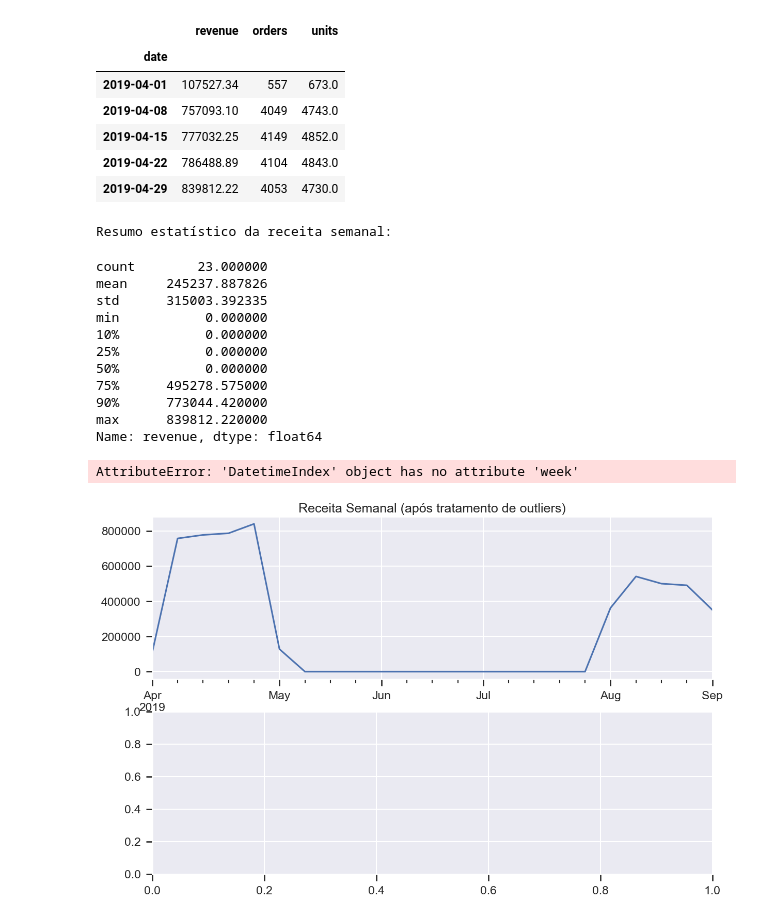
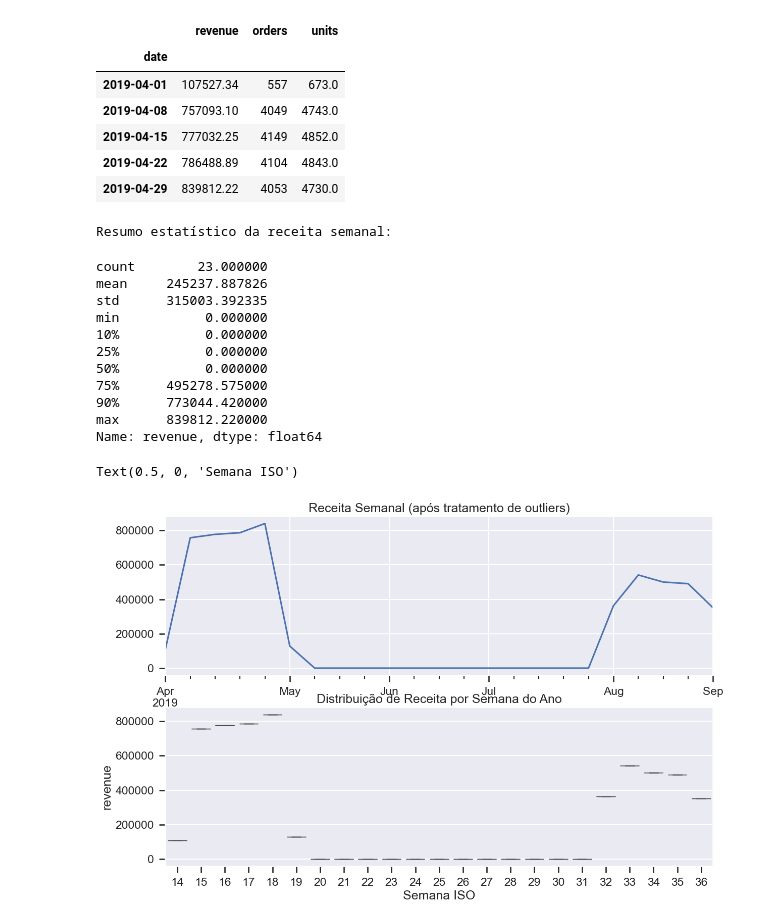
Before and after one commit to codewithsouza/Analise-Preditiva, a Jupyter notebook: guia_series_temporais_ecommerce.ipynb, the cells around one changed output. Saved outputs shown, nothing was run; the diff lists cells and outputs as text; code cells hidden in the pictures.

```diff
--- a/guia_series_temporais_ecommerce.ipynb
+++ b/guia_series_temporais_ecommerce.ipynb
@@ -60,31 +151,35 @@ Arquivos encontrados:
 # %%
-# 1) Carregar e organizar dados de vendas (Updated_sales)
+# %% 1) Carregar e organizar dados de vendas (Updated_sales.csv)
+if FILE_SALES is None:
+    raise FileNotFoundError(
+        "Não encontrei o arquivo de vendas. Coloque o CSV na mesma pasta do notebook "
+        "ou renomeie para 'Updated_sales.csv'."
+    )
 
 def load_sales(path: Path) -> pd.DataFrame:
     df = pd.read_csv(path)
-    # Padronizar nomes
     df.columns = [c.strip() for c in df.columns]
-    # Remover linhas vazias/ruins comuns neste dataset (linhas com vírgulas vazias)
     df = df.dropna(how="all")
 
     # Conversões robustas
-    df["Order Date"] = pd.to_datetime(df["Order Date"], errors="coerce", infer_datetime_format=True)
-    df["Quantity Ordered"] = pd.to_numeric(df["Quantity Ordered"], errors="coerce")
-    df["Price Each"] = pd.to_numeric(df["Price Each"], errors="coerce")
+    df["Order Date"] = pd.to_datetime(df.get("Order Date"), errors="coerce", infer_datetime_format=True)
+    df["Quantity Ordered"] = pd.to_numeric(df.get("Quantity Ordered"), errors="coerce")
+    df["Price Each"] = pd.to_numeric(df.get("Price Each"), errors="coerce")
 
-    # Remover linhas com data inválida ou sem quantidade/preço
-    df = df.dropna(subset=["Order Date", "Quantity Ordered", "Price Each"])
-
-    # Ordenar temporalmente
-    df = df.sort_values("Order Date").reset_index(drop=True)
+    # Remover linhas ruins
+    df = df.dropna(subset=["Order Date", "Quantity Ordered", "Price Each"]).copy()
 
     # Receita por linha
     df["Revenue"] = df["Quantity Ordered"] * df["Price Each"]
 
-    # Normalizar tipos
-    df["Order ID"] = df["Order ID"].astype(str)
-    df["Product"] = df["Product"].astype(str)
+    # Normalizações (se colunas existirem)
+    if "Order ID" in df.columns:
+        df["Order ID"] = df["Order ID"].astype(str)
+    if "Product" in df.columns:
+        df["Product"] = df["Product"].astype(str)
 
+    # Ordenar
+    df = df.sort_values("Order Date").reset_index(drop=True)
     return df
 
 sales_raw = load_sales(FILE_SALES)
@@ -184,36 +311,37 @@ Semanas potencialmente outliers: 0
 print("Resumo estatístico da receita semanal:")
 display(weekly_clean["revenue"].describe(percentiles=[0.1, 0.25, 0.5, 0.75, 0.9]))
 
 fig, ax = plt.subplots(2, 1, figsize=(14, 9), sharex=False)
 
 weekly_clean["revenue"].plot(
     ax=ax[0],
     title="Receita Semanal (após tratamento de outliers)"
 )
 
+week_numbers = weekly_clean.index.isocalendar().week
 sns.boxplot(
-    x=weekly_clean.index.isocalendar().week,
+    x=week_numbers,
     y=weekly_clean["revenue"],
     ax=ax[1]
 )
 
 ax[1].set_title("Distribuição de Receita por Semana do Ano")
 ax[1].set_xlabel("Semana ISO")
 # %% [output]
 Resumo estatístico da receita semanal:
 count        23.000000
 mean     245237.887826
 std      315003.392335
 min           0.000000
 10%           0.000000
 25%           0.000000
 50%           0.000000
 75%      495278.575000
 90%      773044.420000
 max      839812.220000
 Name: revenue, dtype: float64
-AttributeError: 'DatetimeIndex' object has no attribute 'week'
+Text(0.5, 0, 'Semana ISO')
-[figure, old version]
+[figure, new version]
 # %%
 # 5) Decomposição (aditiva e multiplicativa) e testes de estacionariedade
 
```
Also changed, not shown: parts of 16 cells of this notebook, 1 other file.
